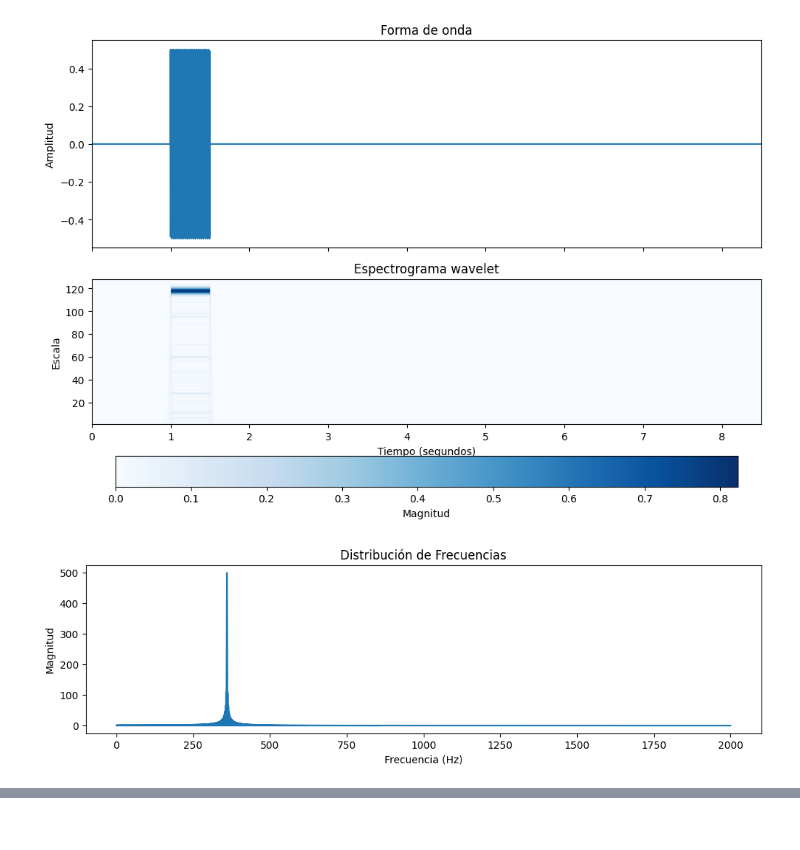
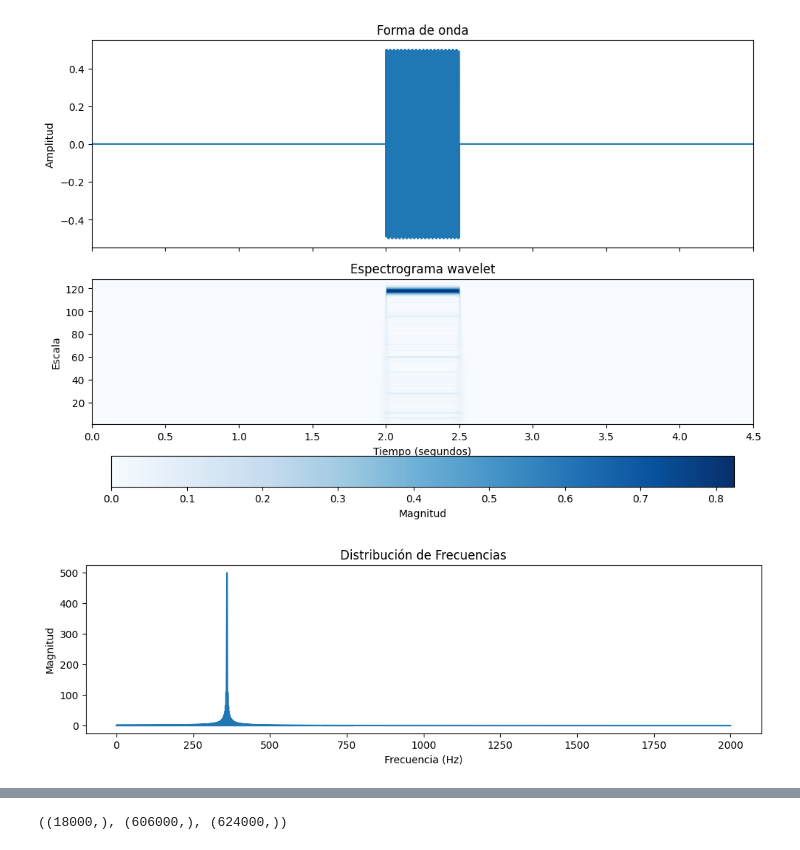
Before and after one commit to Afroefras/coratech, a Jupyter notebook: notebooks/trigger/trigger.ipynb, the cells around one changed output, grey strips where cells are left out. Cells and saved outputs as stored; diff of their text form; code cells hidden in the pictures.

```diff
--- a/notebooks/trigger/trigger.ipynb
+++ b/notebooks/trigger/trigger.ipynb
@@ -1,29 +1,48 @@
 # %%
+import numpy as np
 from IPython.display import Audio
 from helpers.plot import plot_wavelet_spectrogram, plot_audio_fft
-from helpers.transform import generate_synthetic_wave, save_wave_to_wav
+from helpers.trigger import generate_synthetic_wave, save_wave_to_wav
 
 FREQUENCY = 360
 SAMPLE_RATE = 4000
 
-PRE_SILENCE_SECS = 1
-SOUND_DURATION = 0.5
-POST_SILENCE_SECS = 7
+FIRST_PRE_SILENCE_SECS = 2
+FIRST_SOUND_DURATION = 0.5
+FIRST_POST_SILENCE_SECS = 2
 
 wave, sample_rate = generate_synthetic_wave(
     frequency=FREQUENCY,
-    secs_duration=SOUND_DURATION,
+    secs_duration=FIRST_SOUND_DURATION,
     sample_rate=SAMPLE_RATE,
-    pre_silence_duration=PRE_SILENCE_SECS,
-    post_silence_duration=POST_SILENCE_SECS,
+    pre_silence_duration=FIRST_PRE_SILENCE_SECS,
+    post_silence_duration=FIRST_POST_SILENCE_SECS,
 )
 
 
 plot_wavelet_spectrogram(wave, sample_rate, downsample_factor=1)
 plot_audio_fft(wave, sample_rate)
 
 Audio(wave, rate=sample_rate, autoplay=True)
 # %% [output]
-[figure, old version]
+[figure, new version]
 [figure]
 [interactive output not drawn]
+# %%
+SECOND_PRE_SILENCE_SECS = 1
+SECOND_SOUND_DURATION = 0.5
+SECOND_POST_SILENCE_SECS = 150
+
+second_wave, _ = generate_synthetic_wave(
+    frequency=FREQUENCY,
+    secs_duration=SECOND_SOUND_DURATION,
+    sample_rate=SAMPLE_RATE,
+    pre_silence_duration=SECOND_PRE_SILENCE_SECS,
+    post_silence_duration=SECOND_POST_SILENCE_SECS,
+)
+
+combined_wave = np.concatenate([wave, second_wave])
+
+wave.shape, second_wave.shape, combined_wave.shape
+# %% [output]
+((18000,), (606000,), (624000,))
```
Also changed, not shown: parts of 2 cells of this notebook, 17 other files.
